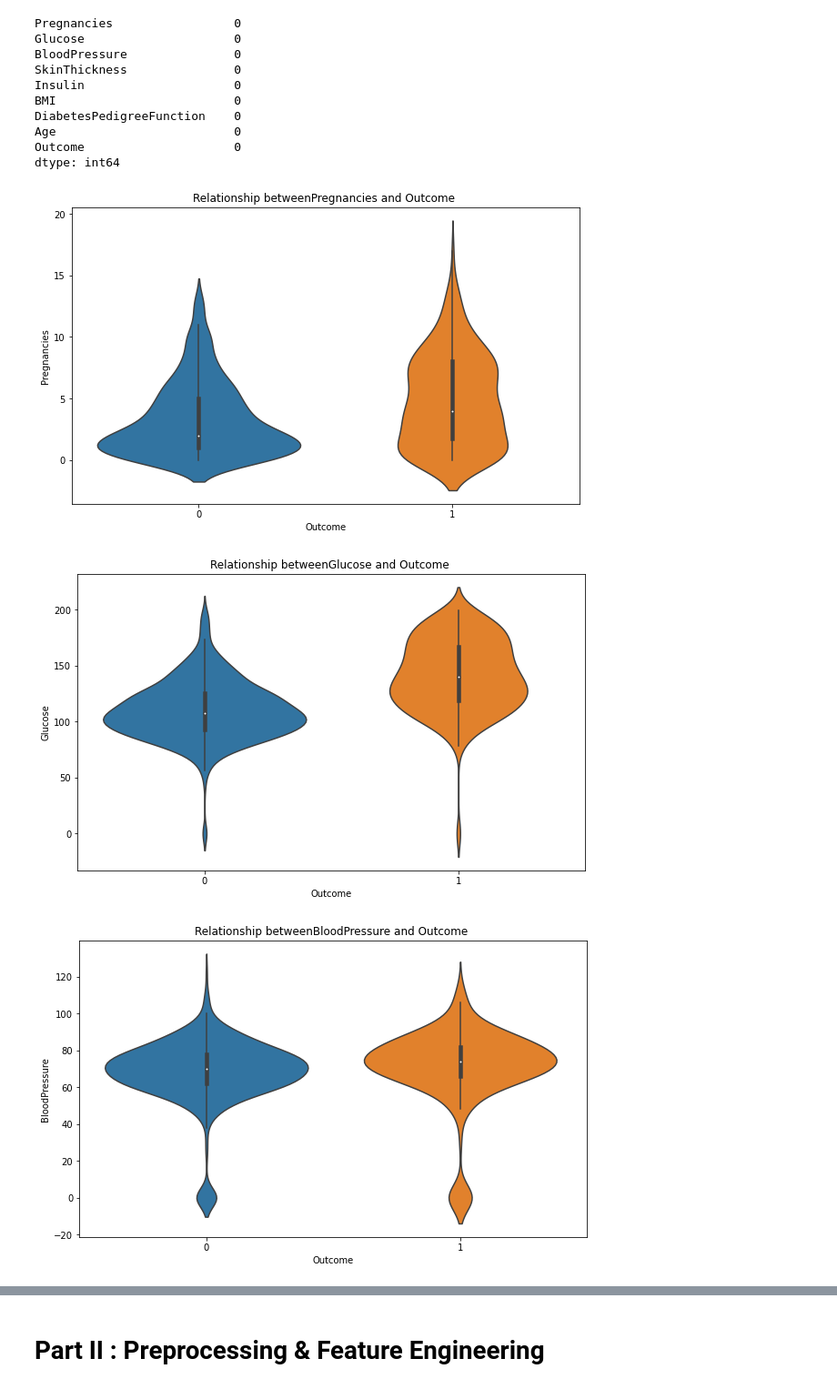
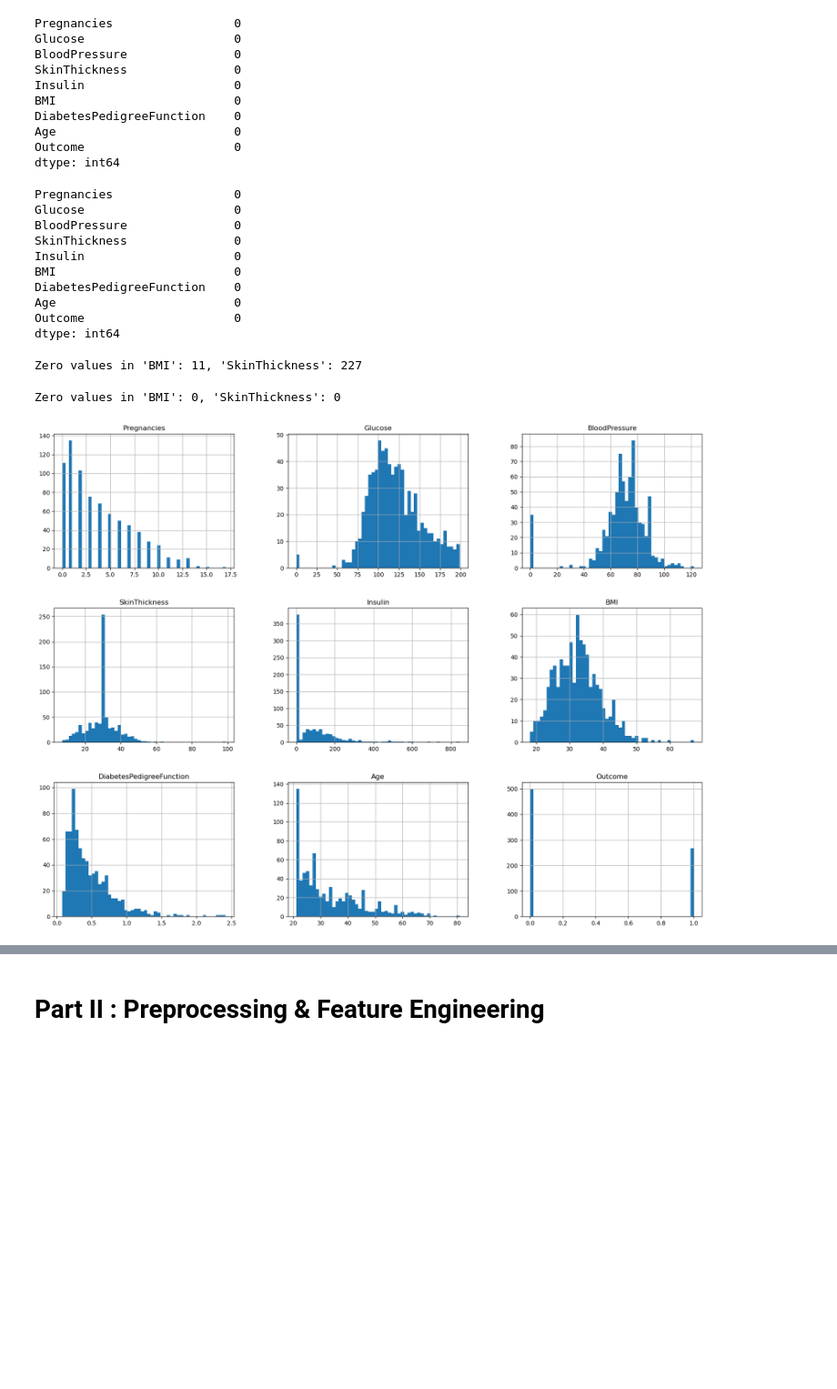
Before and after one commit to hajar-kaddouri/ml-project-supervised-learning, a Jupyter notebook: Supervised Learning - Project.ipynb, the cells around one changed output, grey strips where cells are left out. Shown: that part at 91% size. Drawn from its saved outputs; the diff is of its cells as text; code cells hidden in the pictures; blank space fills up the shorter version.

```diff
--- a/Supervised Learning - Project.ipynb
+++ b/Supervised Learning - Project.ipynb
@@ -33,16 +33,16 @@ import pandas as pd
 
 
 #loading data
-data_diabetes = pd.read_csv('diabetes.csv')
+data_diabetes1 = pd.read_csv('diabetes.csv')
 
 #turn it to dataframe
-data_diabetes_df= pd.DataFrame(data_diabetes)
+data_diabetes_df1= pd.DataFrame(data_diabetes1)
 
 # lookin at the first few rows
-print(data_diabetes_df.head())
+print(data_diabetes_df1.head())
 
 # Display a summary
-print(data_diabetes_df.info())
+print(data_diabetes_df1.info())
 # %% [output]
    Pregnancies  Glucose  BloodPressure  SkinThickness  Insulin   BMI  \
 0            6      148             72             35        0  33.6
@@ -75,14 +75,43 @@ DiabetesPedigreeFunction    0
 Age                         0
 Outcome                     0
 dtype: int64
+# %%
+data_diabetes_df1.isna().sum()
+# %% [output]
+Pregnancies                 0
+Glucose                     0
+BloodPressure               0
+SkinThickness               0
+Insulin                     0
+BMI                         0
+DiabetesPedigreeFunction    0
+Age                         0
+Outcome                     0
+dtype: int64
+# %%
+zero_bmi = (data_diabetes_df1['BMI'] == 0).sum()
+zero_skin = (data_diabetes_df1['SkinThickness'] == 0).sum()
+print(f"Zero values in 'BMI': {zero_bmi}, 'SkinThickness': {zero_skin}")
+# %% [output]
+Zero values in 'BMI': 11, 'SkinThickness': 227
+# %%
+# Replace zeros with NaN
+
+data_diabetes_df1['BMI'] = data_diabetes_df1['BMI'].replace(0, np.nan)
+data_diabetes_df1['SkinThickness'] = data_diabetes_df1['SkinThickness'].replace(0, np.nan)
+
+# replace NaN values with mean
+data_diabetes_df1['BMI'].fillna(data_diabetes_df1['BMI'].mean(), inplace=True)
+data_diabetes_df1['SkinThickness'].fillna(data_diabetes_df1['SkinThickness'].mean(), inplace=True)
+# %%
+zero_bmi = (data_diabetes_df1['BMI'] == 0).sum()
+zero_skin = (data_diabetes_df1['SkinThickness'] == 0).sum()
+print(f"Zero values in 'BMI': {zero_bmi}, 'SkinThickness': {zero_skin}")
+# %% [output]
+Zero values in 'BMI': 0, 'SkinThickness': 0
 # %%
-#Relationship of predictor variables with the outcome
-for column in data_diabetes_df.columns[:-1]:
-    plt.figure(figsize=(10,6))
-    sns.violinplot(x='Outcome', y=column, data= data_diabetes_df)
-    plt.title(f'Relationship between{column} and Outcome ')
-    plt.show()
+#distribution of each predictor
+data_diabetes_df1.hist(bins=50, figsize=(20,15))
+plt.show()
 # %% [output]
-[figure, old version]
+[figure, new version]
-[figure, removed]
-[figure, removed]
```
Also changed, not shown: parts of 15 cells of this notebook, 2 other files.
